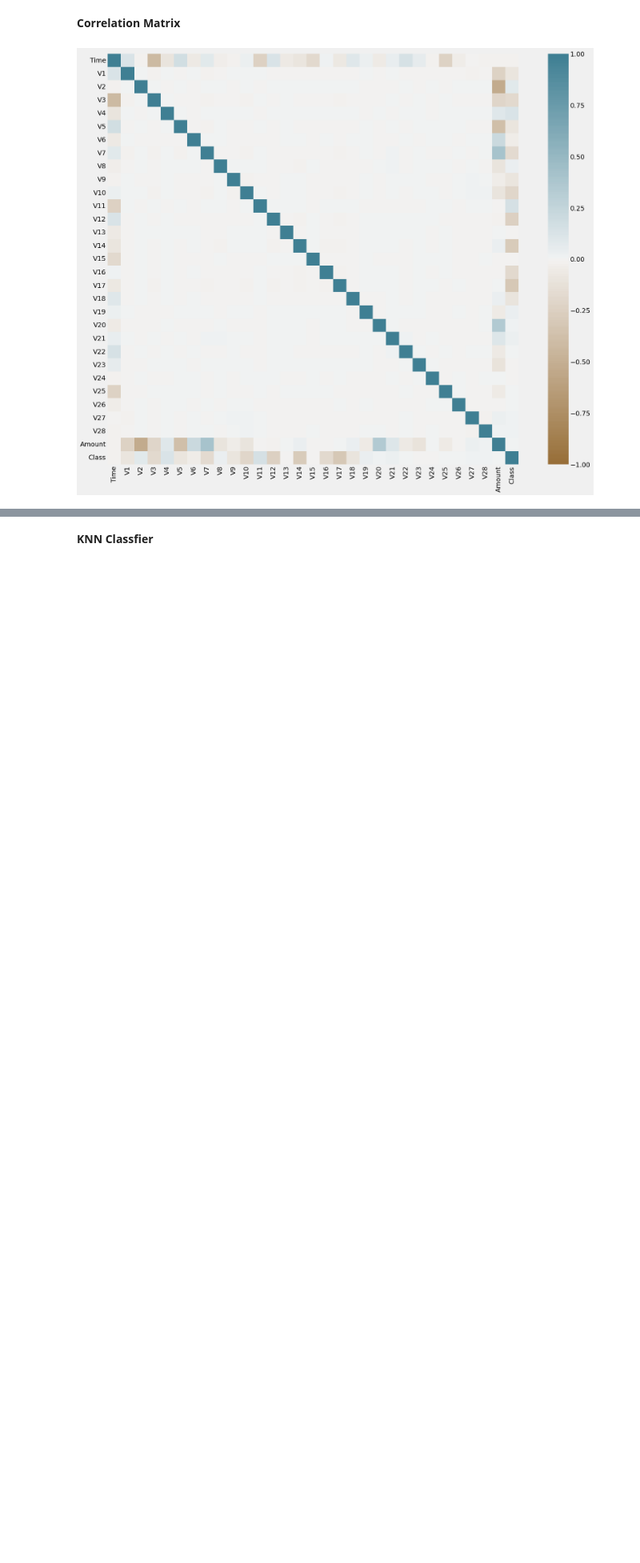
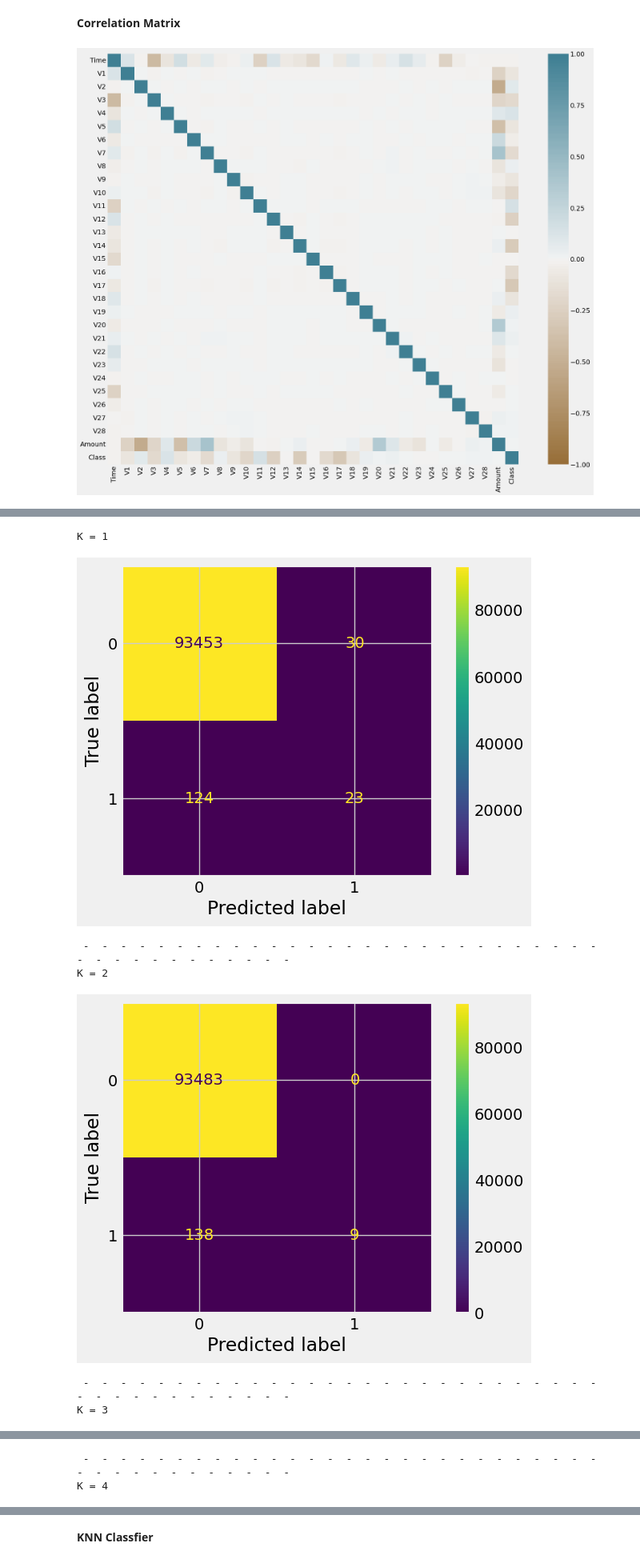
Before and after one commit to ZiadMAlsawy/ML_Project, a Jupyter notebook: Task_2.ipynb, the cells around one changed output, grey strips where cells are left out. Shown at 80% size. Drawn from its saved outputs; the diff is of its cells as text; code cells hidden in the pictures; blank space fills up the shorter version.

```diff
--- a/Task_2.ipynb
+++ b/Task_2.ipynb
@@ -205,0 +278,5 @@ ax = sns.heatmap(
+# %%
+for i in range(KNN_Imbalnced_Results.shape[0]):
+  print(f"K = {KNN_Imbalnced_Results['K Value'][i]}")
+  print(KNN_Imbalnced_Results['Classification Report'][i])
+  print(40 * " - ")
@@ -205,0 +303,15 @@ ax = sns.heatmap(
+# %%
+for i in range(KNN_Imbalnced_Results.shape[0]):
+  print(f"K = {KNN_Imbalnced_Results['K Value'][i]}")
+  cm_display = ConfusionMatrixDisplay(confusion_matrix = KNN_Imbalnced_Results['Confusion Matrix'][i], display_labels = [0, 1])
+  cm_display.plot()
+  plt.show()
+  print(40 * " - ")
+# %% [output]
+K = 1
+[figure, added]
+ -  -  -  -  -  -  -  -  -  -  -  -  -  -  -  -  -  -  -  -  -  -  -  -  -  -  -  -  -  -  -  -  -  -  -  -  -  -  -  -
+K = 2
+[figure, added]
+ -  -  -  -  -  -  -  -  -  -  -  -  -  -  -  -  -  -  -  -  -  -  -  -  -  -  -  -  -  -  -  -  -  -  -  -  -  -  -  -
+K = 3
@@ -205,0 +319,2 @@ ax = sns.heatmap(
+ -  -  -  -  -  -  -  -  -  -  -  -  -  -  -  -  -  -  -  -  -  -  -  -  -  -  -  -  -  -  -  -  -  -  -  -  -  -  -  -
+K = 4
```
Also changed, not shown: parts of 37 cells of this notebook.
